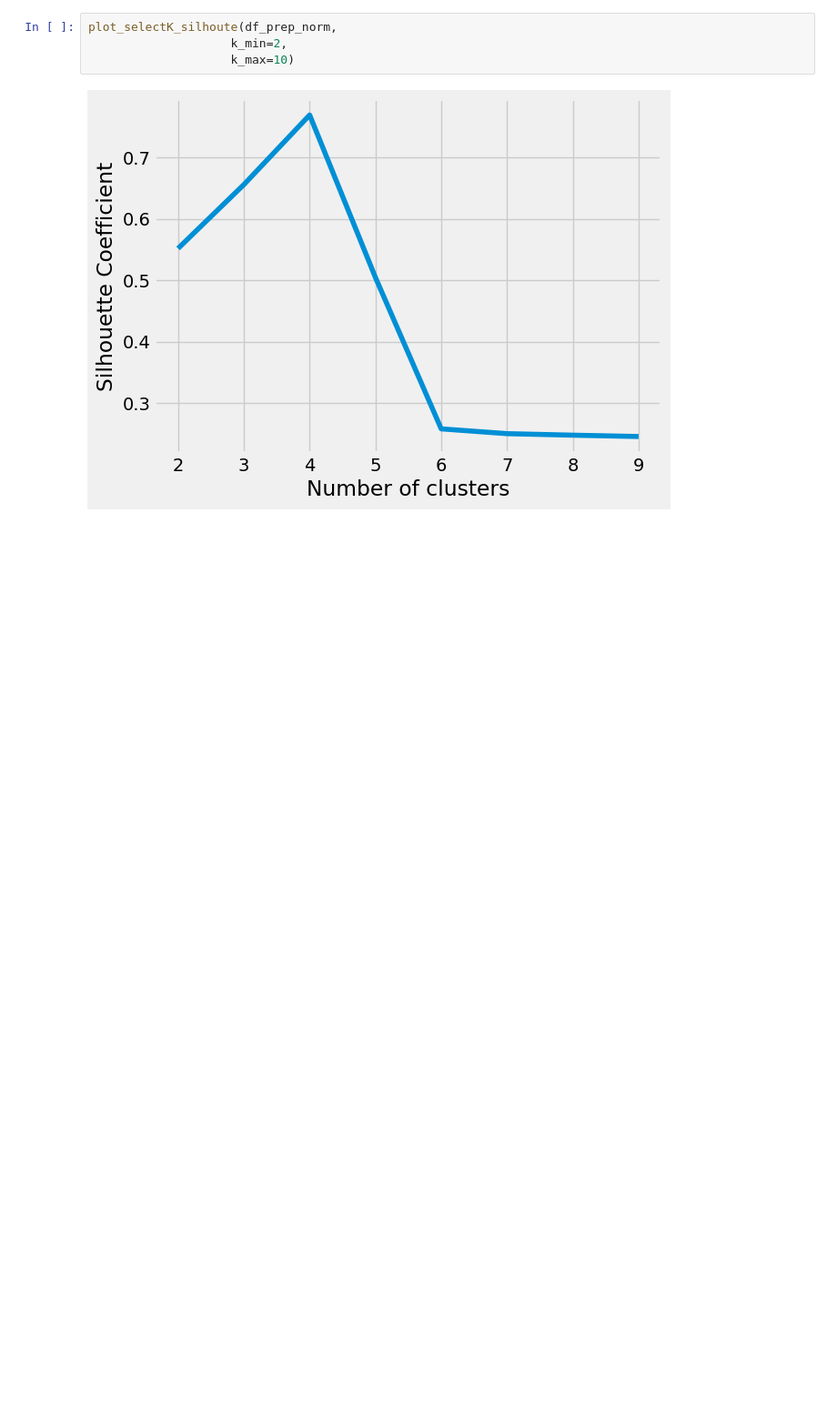
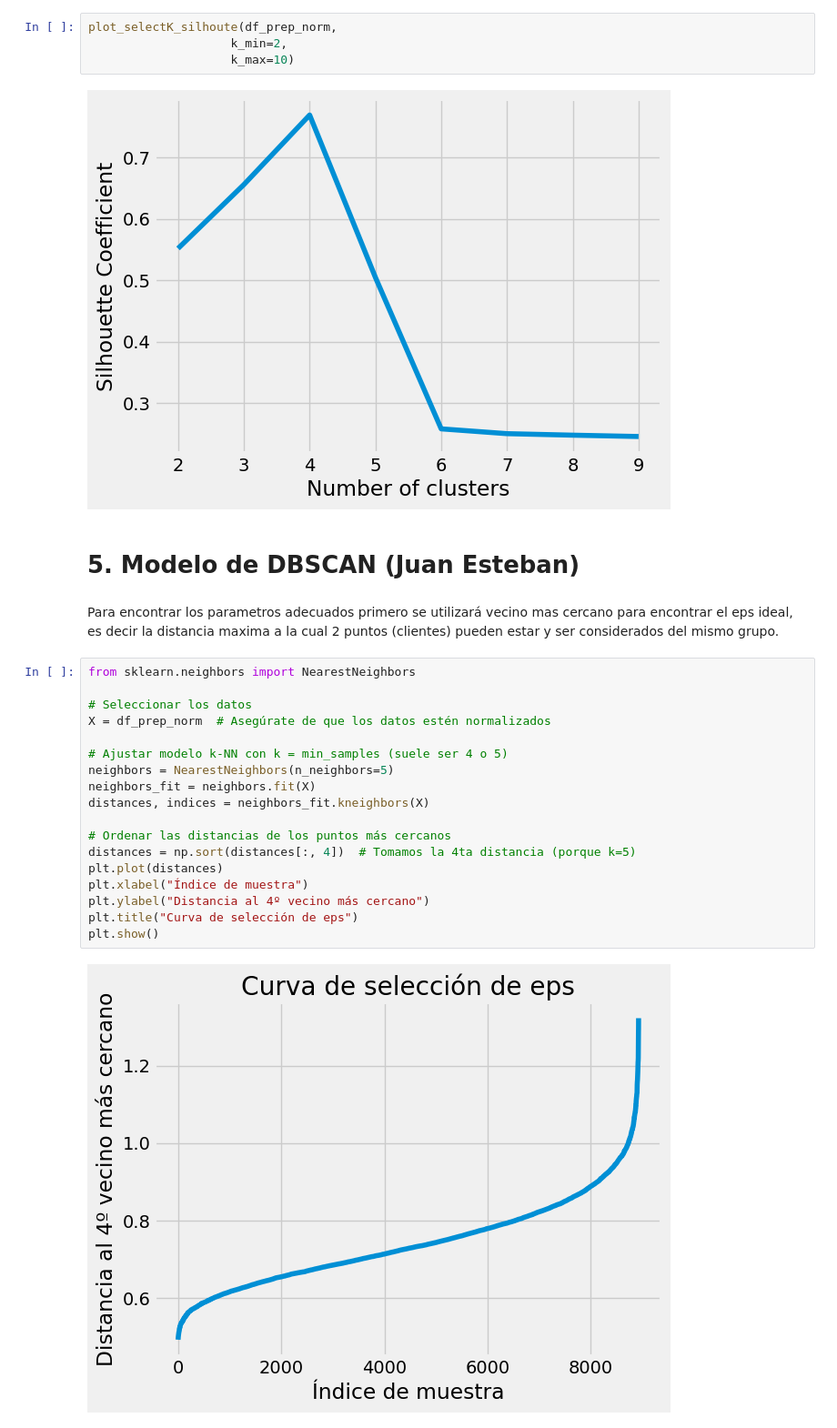
Before and after one commit to andreschaparr0/Laboratorios-BI, a Jupyter notebook: Lab02-BI/Lab02.ipynb, the cells around one changed output. Shown at 91% size. Drawn from its saved outputs; the diff is of its cells as text; blank space fills up the shorter version.

Commit message:
Listo modelo de DBSCAN. Falta analisis de los resultados, analisis de los grupos.

```diff
--- a/Lab02-BI/Lab02.ipynb
+++ b/Lab02-BI/Lab02.ipynb
@@ -335,3 +335,27 @@ plot_selectK_silhoute(df_prep_norm,
                     k_max=10)
 # %% [output]
 [figure]
+# %% [markdown]
+# 5. Modelo de DBSCAN (Juan Esteban)
+# %% [markdown]
+Para encontrar los parametros adecuados primero se utilizará vecino mas cercano para encontrar el eps ideal, es decir la distancia maxima a la cual 2 puntos (clientes) pueden estar y ser considerados del mismo grupo.
+# %%
+from sklearn.neighbors import NearestNeighbors
+
+# Seleccionar los datos
+X = df_prep_norm  # Asegúrate de que los datos estén normalizados
+
+# Ajustar modelo k-NN con k = min_samples (suele ser 4 o 5)
+neighbors = NearestNeighbors(n_neighbors=5)
+neighbors_fit = neighbors.fit(X)
+distances, indices = neighbors_fit.kneighbors(X)
+
+# Ordenar las distancias de los puntos más cercanos
+distances = np.sort(distances[:, 4])  # Tomamos la 4ta distancia (porque k=5)
+plt.plot(distances)
+plt.xlabel("Índice de muestra")
+plt.ylabel("Distancia al 4º vecino más cercano")
+plt.title("Curva de selección de eps")
+plt.show()
+# %% [output]
+[figure, added]
```
Also changed, not shown: parts of 11 cells of this notebook.
